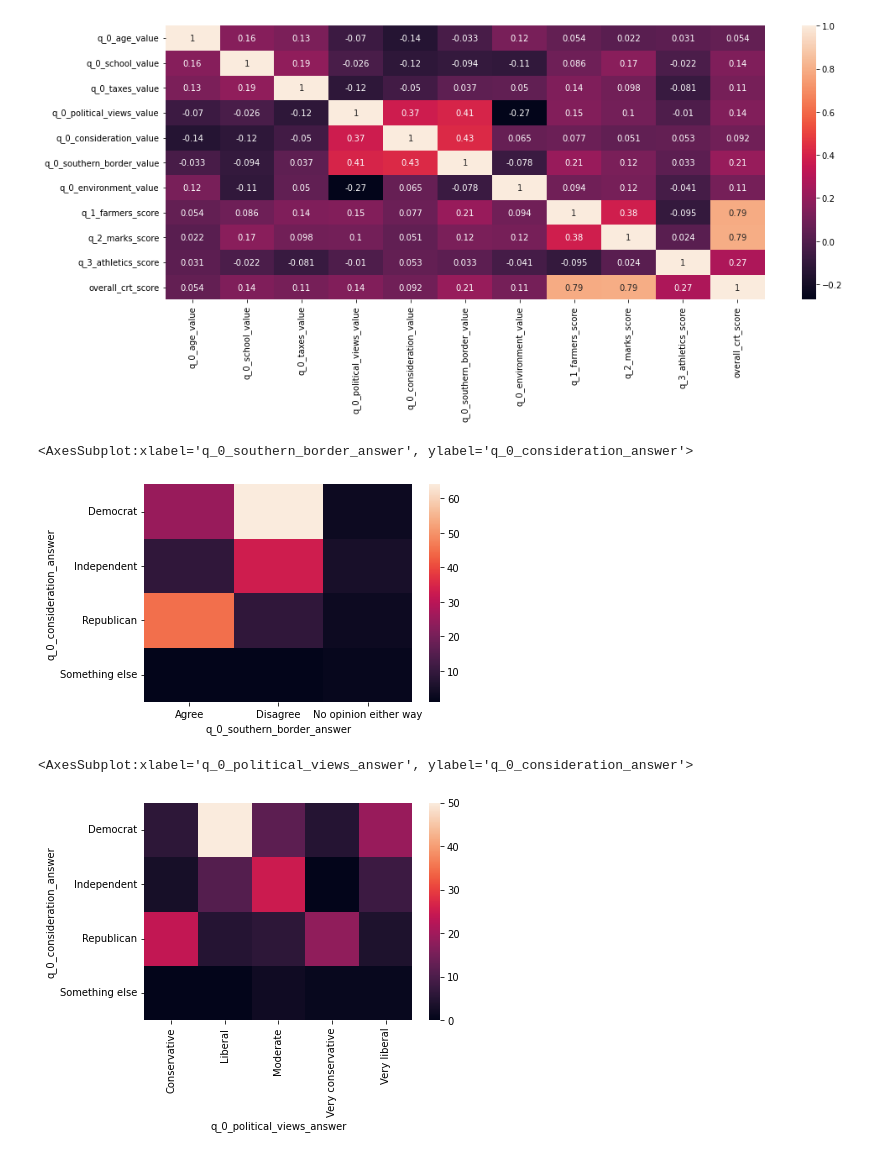
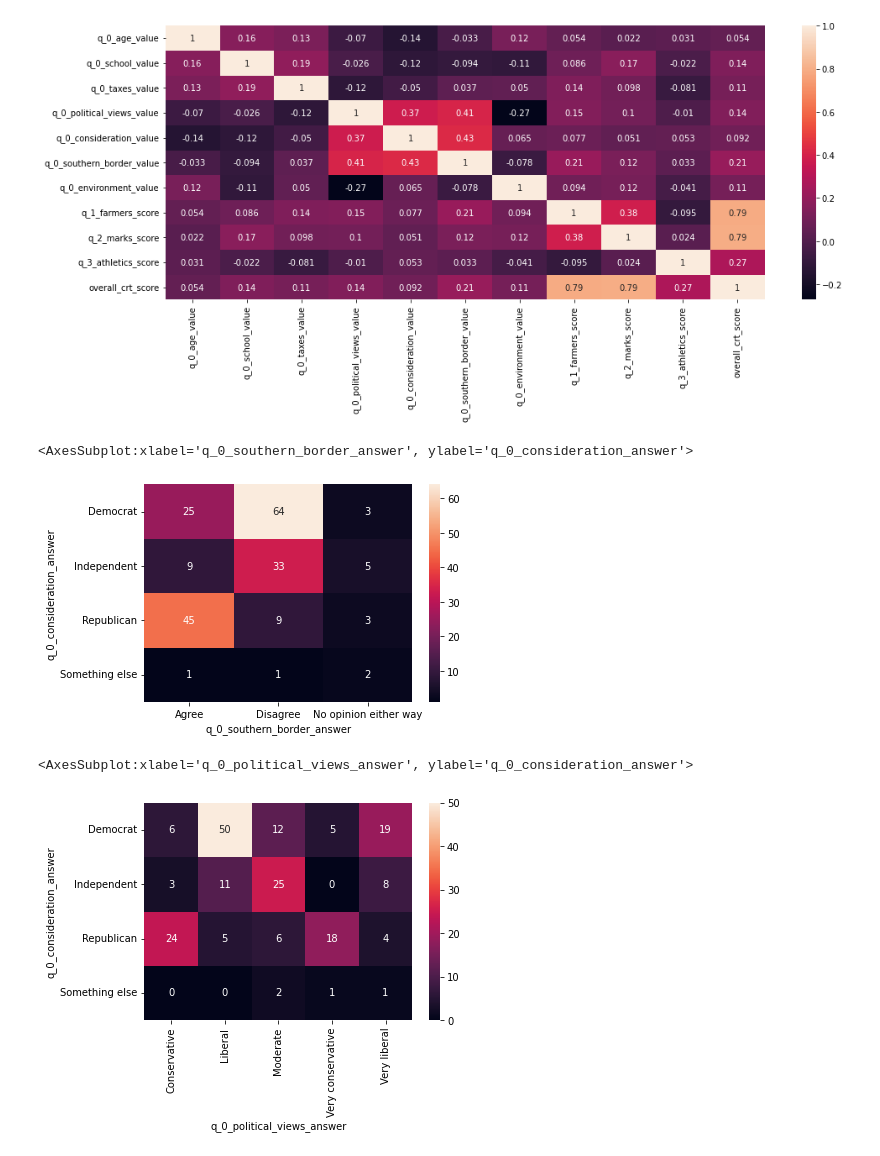
Before and after one commit to EyeofBeholder-NLeSC/play-around-sample-set, a Jupyter notebook: notebooks/IPM_user_profile.ipynb, the cells around one changed output. Cells and saved outputs as stored; diff of their text form; code cells hidden in the pictures.

Commit message:
plots: assessmnt

```diff
--- a/notebooks/IPM_user_profile.ipynb
+++ b/notebooks/IPM_user_profile.ipynb
@@ -85,17 +85,17 @@ plt.show()
 # cooccurence matrix of high correlation
 sns.heatmap(pd.crosstab(
     df["q_0_consideration_answer"], df["q_0_southern_border_answer"]
-    ))
+    ), annot=True)
 # %% [output]
 <AxesSubplot:xlabel='q_0_southern_border_answer', ylabel='q_0_consideration_answer'>
-[figure, old version]
+[figure, new version]
 # %%
 sns.heatmap(pd.crosstab(
     df["q_0_consideration_answer"], df["q_0_political_views_answer"]
-    ))
+    ), annot=True)
 # %% [output]
 <AxesSubplot:xlabel='q_0_political_views_answer', ylabel='q_0_consideration_answer'>
-[figure, old version]
+[figure, new version]
 # %%
 sns.heatmap(pd.crosstab(
     df["q_0_southern_border_answer"], df["q_0_political_views_answer"]
```
Also changed, not shown: parts of 1 cell of this notebook, 3 other files.
